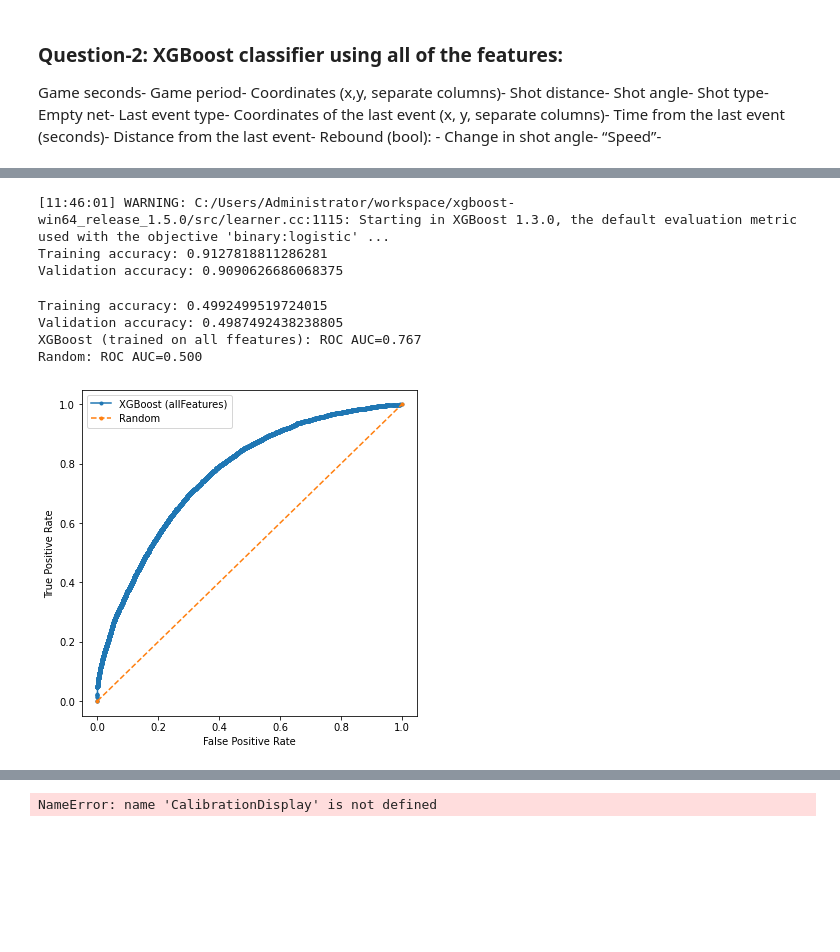
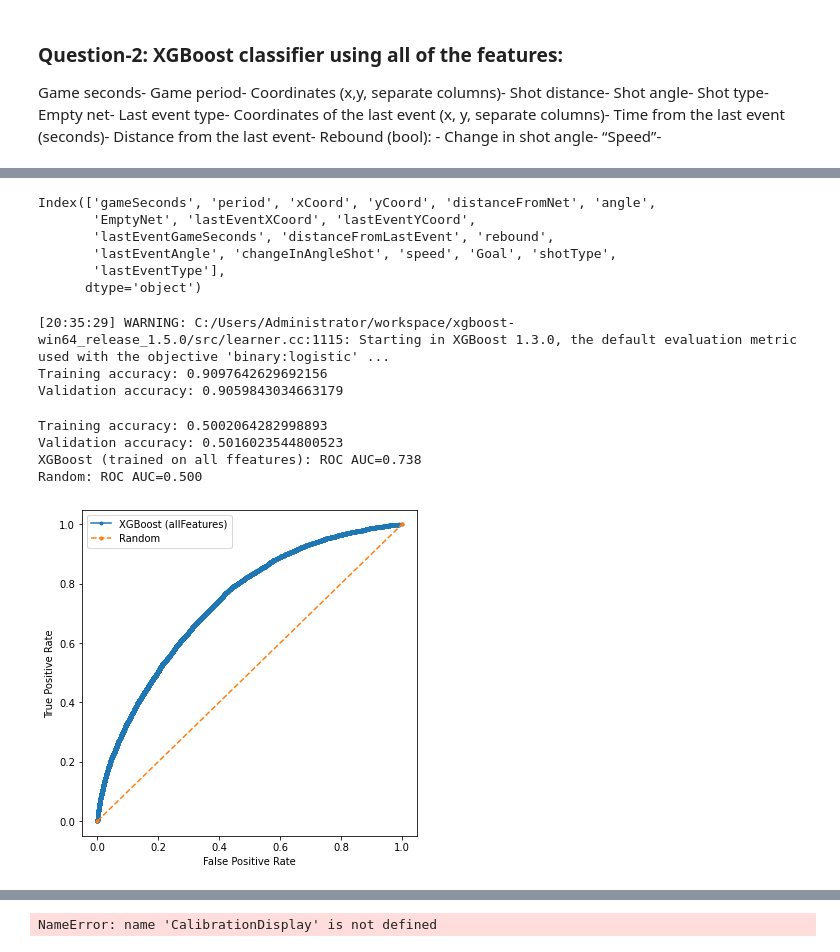
Before and after one commit to sorinmuchi/IFT6758, a Jupyter notebook: notebooks/5-AdvancedModels.ipynb, the cells around one changed output, grey strips where cells are left out. Saved outputs shown, nothing was run; the diff lists cells and outputs as text; code cells hidden in the pictures; blank space fills up the shorter version.

Commit message:
cleaning data

```diff
--- a/notebooks/5-AdvancedModels.ipynb
+++ b/notebooks/5-AdvancedModels.ipynb
@@ -270,8 +288,10 @@ Change in shot angle-
 # %%
-df=  pd.read_csv('../data/AllSeasonsM2Q4.csv')
+df=pd.read_csv('../data/AllSeasonsM2Q4-Merged.csv')
+
 
 df['rebound']=df['rebound'].astype(int)
-FinalDf = df[['gameSeconds','periodTime','xCoord','yCoord','distanceFromNet','angle','shotType','EmptyNet','lastEventType', 'lastEventXCoord',
+
+FinalDf = df[['gameSeconds','period','xCoord','yCoord','distanceFromNet','angle','shotType','EmptyNet','lastEventType', 'lastEventXCoord',
        'lastEventYCoord','lastEventGameSeconds','distanceFromLastEvent','rebound', 'lastEventAngle',
        'changeInAngleShot', 'speed','Goal']]
 obj_df=FinalDf.select_dtypes(include=['object']).copy()
@@ -279,7 +299,17 @@ obj_df=FinalDf.select_dtypes(include=['object']).copy()
 FinalDf=FinalDf.drop(obj_df.columns, axis=1)
 
 obj_df=obj_df.apply(preprocessing.LabelEncoder().fit_transform)
+
+#Frame is the dataset used fpr xgboost later
 Frame=pd.concat([FinalDf,obj_df],axis=1)
+Frame.columns
+# %% [output]
+Index(['gameSeconds', 'period', 'xCoord', 'yCoord', 'distanceFromNet', 'angle',
+       'EmptyNet', 'lastEventXCoord', 'lastEventYCoord',
+       'lastEventGameSeconds', 'distanceFromLastEvent', 'rebound',
+       'lastEventAngle', 'changeInAngleShot', 'speed', 'Goal', 'shotType',
+       'lastEventType'],
+      dtype='object')
 # %%
 X = Frame.drop('Goal', 1)
 y = Frame['Goal'].to_numpy()
@@ -298,9 +328,9 @@ val_score1 = xgb_clf2.score(X_val1XG_All, y_valXG_All)
 print(f'Training accuracy: {train_score1}')
 print(f'Validation accuracy: {val_score1}')
 # %% [output]
-[11:46:01] WARNING: C:/Users/Administrator/workspace/xgboost-win64_release_1.5.0/src/learner.cc:1115: Starting in XGBoost 1.3.0, the default evaluation metric used with the objective 'binary:logistic' ...
-Training accuracy: 0.9127818811286281
-Validation accuracy: 0.9090626686068375
+[20:35:29] WARNING: C:/Users/Administrator/workspace/xgboost-win64_release_1.5.0/src/learner.cc:1115: Starting in XGBoost 1.3.0, the default evaluation metric used with the objective 'binary:logistic' ...
+Training accuracy: 0.9097642629692156
+Validation accuracy: 0.9059843034663179
 # %%
 ### ROC curve - AUC metric ###
 random_clf2 = DummyClassifier(strategy="uniform").fit(X_trainXG_All, y_trainXG_All)
@@ -310,39 +340,39 @@ val_score2 = random_clf2.score(X_val1XG_All, y_valXG_All)
 
 print(f'Training accuracy: {train_score2}')
 print(f'Validation accuracy: {val_score2}')
 
 xgb_probs2 = xgb_clf2.predict_proba(X_val1XG_All[:, :])[:,1]
 random_probs2 = random_clf2.predict_proba(X_val1XG_All[:, :])[:,1]
 
 
-xgb_auc2 = roc_auc_score(y_val, xgb_probs2)
-random_auc2 = roc_auc_score(y_val, random_probs2)
+xgb_auc2 = roc_auc_score(y_valXG_All, xgb_probs2)
+random_auc2 = roc_auc_score(y_valXG_All, random_probs2)
 
 print('XGBoost (trained on all ffeatures): ROC AUC=%.3f' % (xgb_auc2))
 print('Random: ROC AUC=%.3f' % (random_auc2))
 
 xgb_fpr1, xgb_tpr1, _ = roc_curve(y_valXG_All, xgb_probs2)
 random_fpr, random_tpr, _ = roc_curve(y_valXG_All, random_probs2)
 
 plt.figure(figsize=(6, 6))
 
 plt.plot(xgb_fpr1, xgb_tpr1, marker='.', label='XGBoost (allFeatures)')
 plt.plot(random_fpr, random_tpr, linestyle='--', marker='.', label='Random')
 
 
 plt.xlabel('False Positive Rate')
 plt.ylabel('True Positive Rate')
 plt.legend()
 
 # plt.savefig('../figures/roc.png')
 
 plt.show()
 # %% [output]
-Training accuracy: 0.4992499519724015
-Validation accuracy: 0.4987492438238805
-XGBoost (trained on all ffeatures): ROC AUC=0.767
+Training accuracy: 0.5002064282998893
+Validation accuracy: 0.5016023544800523
+XGBoost (trained on all ffeatures): ROC AUC=0.738
 Random: ROC AUC=0.500
-[figure, old version]
+[figure, new version]
 # %%
 ### goal_rate = F(shot probability model percentile) ###
 
```
Also changed, not shown: parts of 11 cells of this notebook.
